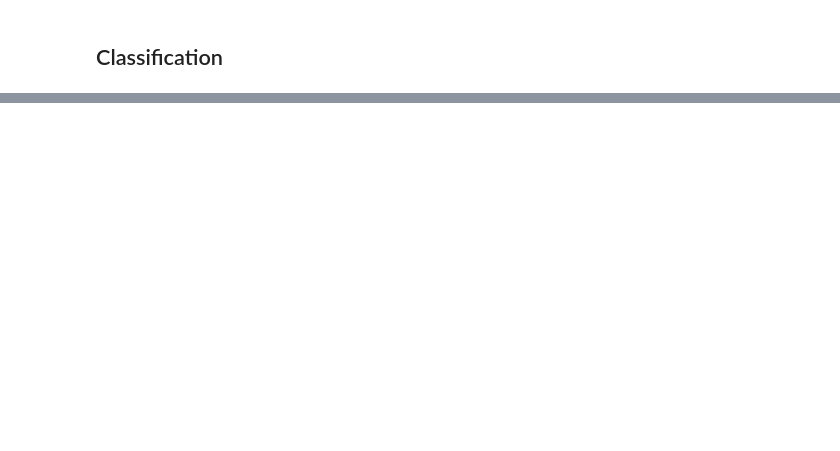
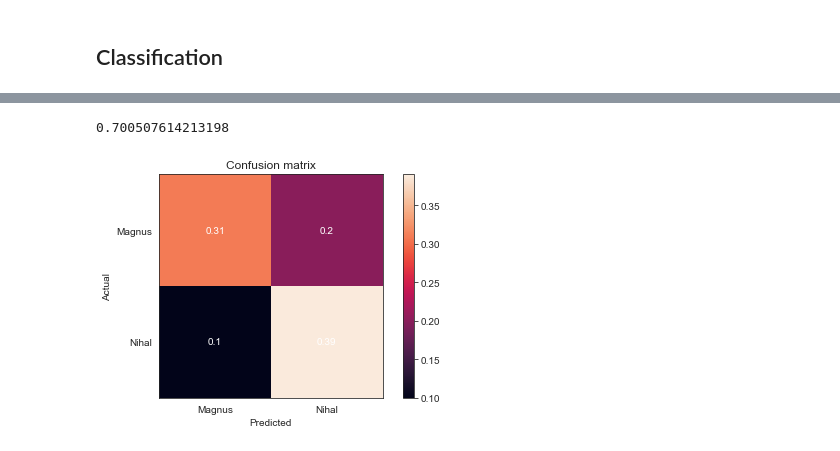
Before and after one commit to Daniel-Packer/data_science, a Jupyter notebook: chess_predictor/Nick Scratchwork.ipynb, the cells around one changed output, grey strips where cells are left out. Drawn from its saved outputs; the diff is of its cells as text; code cells hidden in the pictures; blank space fills up the shorter version.

```diff
--- a/chess_predictor/Nick Scratchwork.ipynb
+++ b/chess_predictor/Nick Scratchwork.ipynb
@@ -210,0 +305,7 @@ sum(pred==y_test)/len(y_test)
+# %%
+pred = y_test.copy()
+for i in range(len(X_test)):
+    openings = list(X_test[['A','B','C','D']].iloc[i])
+    openings.append(1-sum(openings))
+    opening_index = np.argmax(openings)
+    pred.iloc[i] = opening_pred[opening_index]
@@ -210,0 +327,41 @@ sum(pred==y_test)/len(y_test)
+# %%
+sum(pred==y_test)/len(y_test)
+# %% [output]
+0.700507614213198
+# %%
+import sklearn
+
+guesses = pred
+actual = y_test
+
+labels = ['Magnus','Nihal']
+
+c_matrix = np.round(sklearn.metrics.confusion_matrix(actual,guesses,labels = labels) / len(y_test),2)
+# %%
+fig, ax = plt.subplots()
+im = ax.imshow(c_matrix)
+
+# We want to show all ticks...
+ax.set_xticks(np.arange(len(labels)))
+ax.set_yticks(np.arange(len(labels)))
+# ... and label them with the respective list entries
+ax.set_xticklabels(labels)
+ax.set_yticklabels(labels)
+
+# Axes labels
+plt.ylabel('Actual')
+plt.xlabel('Predicted')
+
+# Loop over data dimensions and create text annotations.
+for i in range(len(labels)):
+    for j in range(len(labels)):
+        text = ax.text(j, i, c_matrix[i, j],
+                       ha="center", va="center", color="w")
+
+fig.colorbar(im)
+
+ax.set_title("Confusion matrix")
+fig.tight_layout()
+plt.show()
+# %% [output]
+[figure, added]
```
Also changed, not shown: parts of 26 cells of this notebook.
